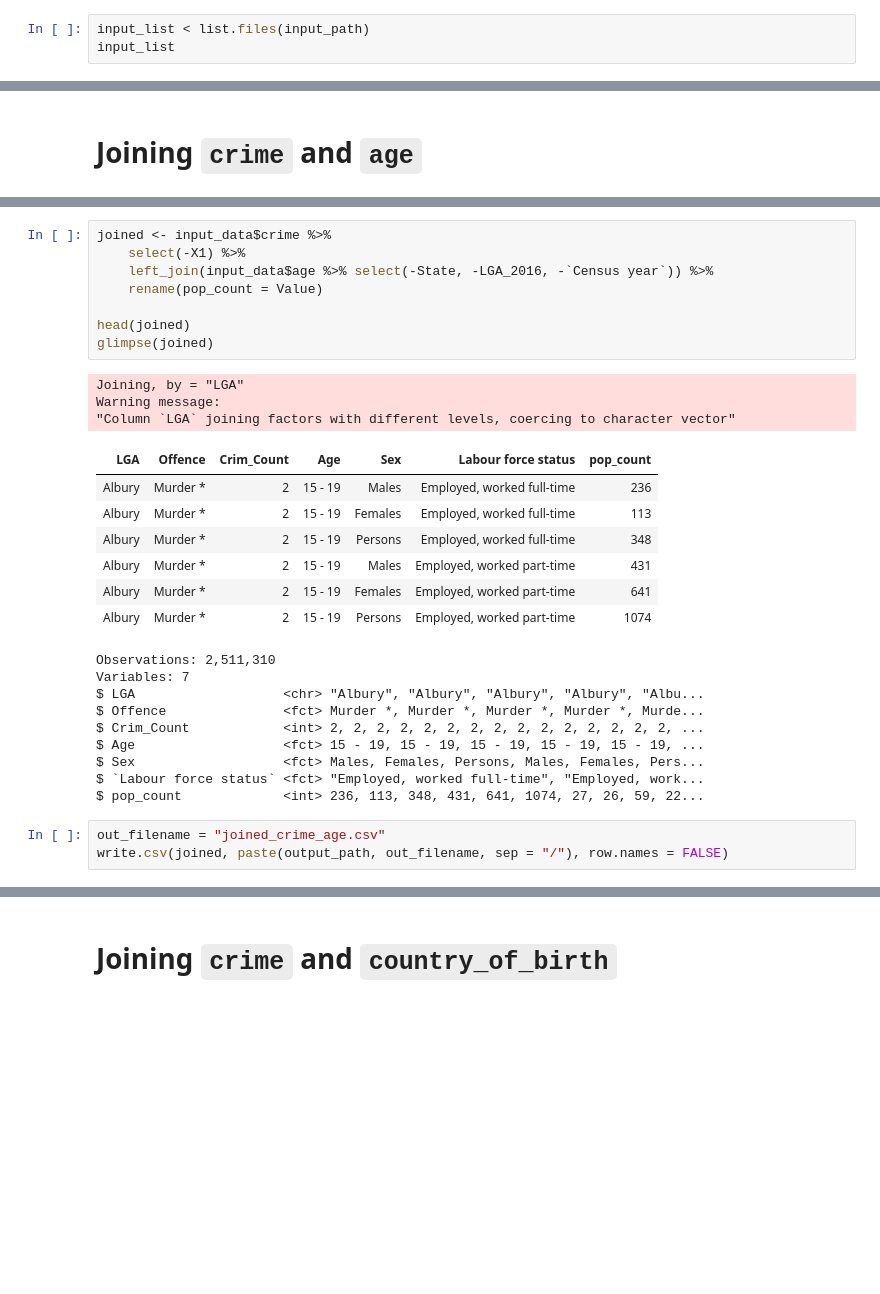
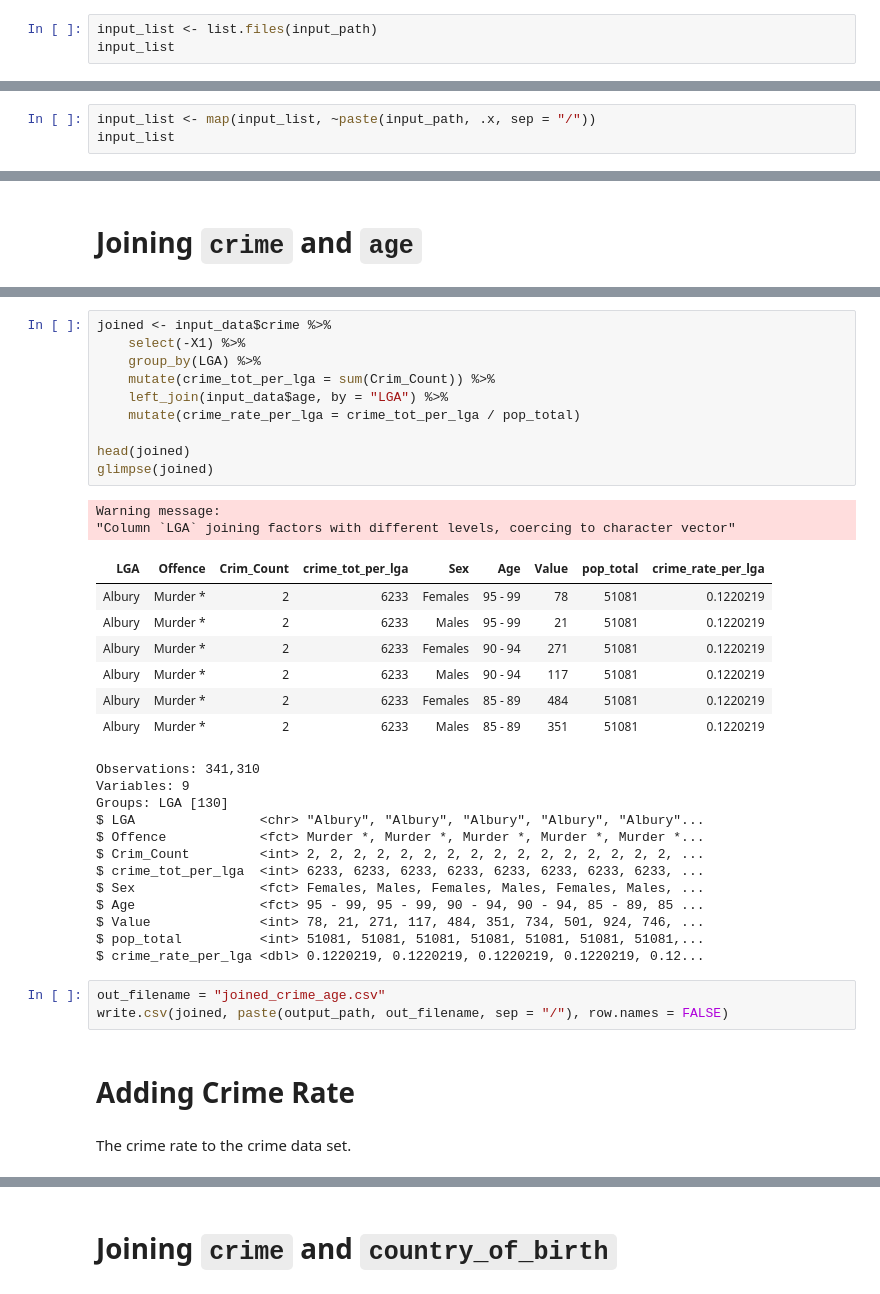
Before and after one commit to vaungles/STDS-AT2-Transport, a Jupyter notebook: join_data_sets.ipynb, the cells around one changed output, grey strips where cells are left out. Cells and saved outputs as stored; diff of their text form; blank space fills up the shorter version.

```diff
--- a/join_data_sets.ipynb
+++ b/join_data_sets.ipynb
@@ -39,4 +37,4 @@ output_path <- "D:/OneDrive - UTS/36103/AT2B/data"
 # %%
-input_list < list.files(input_path)
+input_list <- list.files(input_path)
 input_list
 # %% [output]
@@ -78,3 +63,6 @@ tbl_names
 
 [[8]]
 [1] "transport"
+# %%
+input_list <- map(input_list, ~paste(input_path, .x, sep = "/"))
+input_list
@@ -349,31 +347,39 @@ head(input_data$age)
 # %%
 joined <- input_data$crime %>%
     select(-X1) %>%
-    left_join(input_data$age %>% select(-State, -LGA_2016, -`Census year`)) %>%
-    rename(pop_count = Value)
+    group_by(LGA) %>%
+    mutate(crime_tot_per_lga = sum(Crim_Count)) %>%
+    left_join(input_data$age, by = "LGA") %>%
+    mutate(crime_rate_per_lga = crime_tot_per_lga / pop_total)
 
 head(joined)
 glimpse(joined)
 # %% [output]
-Joining, by = "LGA"
 Warning message:
 "Column `LGA` joining factors with different levels, coercing to character vector"
-| LGA | Offence | Crim_Count | Age | Sex | Labour force status | pop_count |
-| Albury | Murder * | 2 | 15 - 19 | Males | Employed, worked full-time | 236 |
-| Albury | Murder * | 2 | 15 - 19 | Females | Employed, worked full-time | 113 |
-| Albury | Murder * | 2 | 15 - 19 | Persons | Employed, worked full-time | 348 |
-| Albury | Murder * | 2 | 15 - 19 | Males | Employed, worked part-time | 431 |
-| Albury | Murder * | 2 | 15 - 19 | Females | Employed, worked part-time | 641 |
-| Albury | Murder * | 2 | 15 - 19 | Persons | Employed, worked part-time | 1074 |
+| LGA | Offence | Crim_Count | crime_tot_per_lga | Sex | Age | Value | pop_total | crime_rate_per_lga |
+| Albury | Murder * | 2 | 6233 | Females | 95 - 99 | 78 | 51081 | 0.1220219 |
+| Albury | Murder * | 2 | 6233 | Males | 95 - 99 | 21 | 51081 | 0.1220219 |
+| Albury | Murder * | 2 | 6233 | Females | 90 - 94 | 271 | 51081 | 0.1220219 |
+| Albury | Murder * | 2 | 6233 | Males | 90 - 94 | 117 | 51081 | 0.1220219 |
+| Albury | Murder * | 2 | 6233 | Females | 85 - 89 | 484 | 51081 | 0.1220219 |
+| Albury | Murder * | 2 | 6233 | Males | 85 - 89 | 351 | 51081 | 0.1220219 |
-Observations: 2,511,310
-Variables: 7
-$ LGA                   <chr> "Albury", "Albury", "Albury", "Albury", "Albu...
-$ Offence               <fct> Murder *, Murder *, Murder *, Murder *, Murde...
-$ Crim_Count            <int> 2, 2, 2, 2, 2, 2, 2, 2, 2, 2, 2, 2, 2, 2, 2, ...
-$ Age                   <fct> 15 - 19, 15 - 19, 15 - 19, 15 - 19, 15 - 19, ...
-$ Sex                   <fct> Males, Females, Persons, Males, Females, Pers...
-$ `Labour force status` <fct> "Employed, worked full-time", "Employed, work...
-$ pop_count             <int> 236, 113, 348, 431, 641, 1074, 27, 26, 59, 22...
+Observations: 341,310
+Variables: 9
+Groups: LGA [130]
+$ LGA                <chr> "Albury", "Albury", "Albury", "Albury", "Albury"...
+$ Offence            <fct> Murder *, Murder *, Murder *, Murder *, Murder *...
+$ Crim_Count         <int> 2, 2, 2, 2, 2, 2, 2, 2, 2, 2, 2, 2, 2, 2, 2, 2, ...
+$ crime_tot_per_lga  <int> 6233, 6233, 6233, 6233, 6233, 6233, 6233, 6233, ...
+$ Sex                <fct> Females, Males, Females, Males, Females, Males, ...
+$ Age                <fct> 95 - 99, 95 - 99, 90 - 94, 90 - 94, 85 - 89, 85 ...
+$ Value              <int> 78, 21, 271, 117, 484, 351, 734, 501, 924, 746, ...
+$ pop_total          <int> 51081, 51081, 51081, 51081, 51081, 51081, 51081,...
+$ crime_rate_per_lga <dbl> 0.1220219, 0.1220219, 0.1220219, 0.1220219, 0.12...
 # %%
 out_filename = "joined_crime_age.csv"
 write.csv(joined, paste(output_path, out_filename, sep = "/"), row.names = FALSE)
+# %% [markdown]
+# Adding Crime Rate
+# %% [markdown]
+The crime rate to the crime data set.
```
Also changed, not shown: parts of 91 cells of this notebook.
